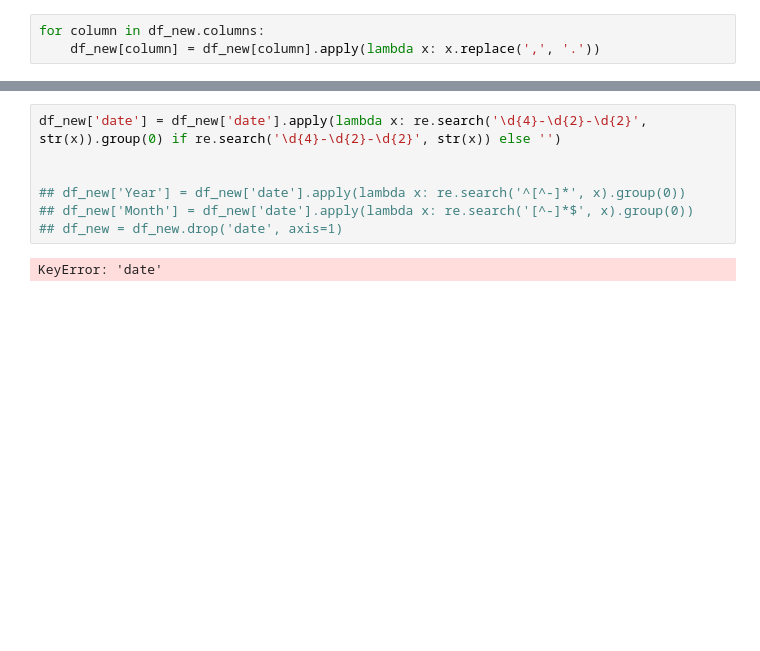
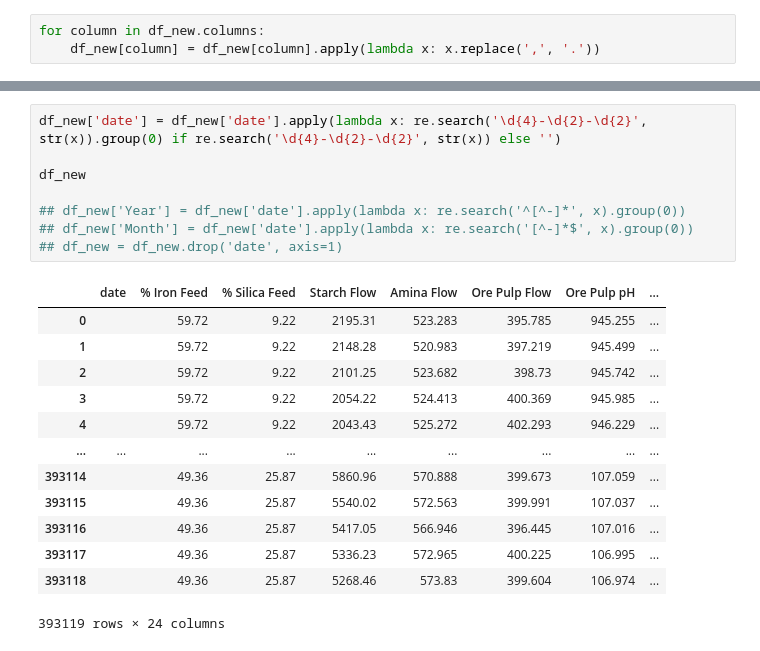
Before and after one commit to FacundoCardozo5/Nuevo-repo, a Jupyter notebook: notebooks/otromodelo.ipynb, the cells around one changed output, grey strips where cells are left out. Cells and saved outputs as stored; diff of their text form; blank space fills up the shorter version.

```diff
--- a/notebooks/otromodelo.ipynb
+++ b/notebooks/otromodelo.ipynb
@@ -73,9 +84,22 @@ Error:
 # %%
 df_new['date'] = df_new['date'].apply(lambda x: re.search('\d{4}-\d{2}-\d{2}', str(x)).group(0) if re.search('\d{4}-\d{2}-\d{2}', str(x)) else '')
 
+df_new
 
 ## df_new['Year'] = df_new['date'].apply(lambda x: re.search('^[^-]*', x).group(0))
 ## df_new['Month'] = df_new['date'].apply(lambda x: re.search('[^-]*$', x).group(0))
 ## df_new = df_new.drop('date', axis=1)
 # %% [output]
+|  | date | % Iron Feed | % Silica Feed | Starch Flow | Amina Flow | Ore Pulp Flow | Ore Pulp pH | ... |
+| 0 |  | 59.72 | 9.22 | 2195.31 | 523.283 | 395.785 | 945.255 | ... |
+| 1 |  | 59.72 | 9.22 | 2148.28 | 520.983 | 397.219 | 945.499 | ... |
+| 2 |  | 59.72 | 9.22 | 2101.25 | 523.682 | 398.73 | 945.742 | ... |
+| 3 |  | 59.72 | 9.22 | 2054.22 | 524.413 | 400.369 | 945.985 | ... |
+| 4 |  | 59.72 | 9.22 | 2043.43 | 525.272 | 402.293 | 946.229 | ... |
+| ... | ... | ... | ... | ... | ... | ... | ... | ... |
+| 393114 |  | 49.36 | 25.87 | 5860.96 | 570.888 | 399.673 | 107.059 | ... |
+| 393115 |  | 49.36 | 25.87 | 5540.02 | 572.563 | 399.991 | 107.037 | ... |
+| 393116 |  | 49.36 | 25.87 | 5417.05 | 566.946 | 396.445 | 107.016 | ... |
+| 393117 |  | 49.36 | 25.87 | 5336.23 | 572.965 | 400.225 | 106.995 | ... |
+| 393118 |  | 49.36 | 25.87 | 5268.46 | 573.83 | 399.604 | 106.974 | ... |
-KeyError: 'date'
+393119 rows × 24 columns
```
Also changed, not shown: parts of 1 cell of this notebook.
